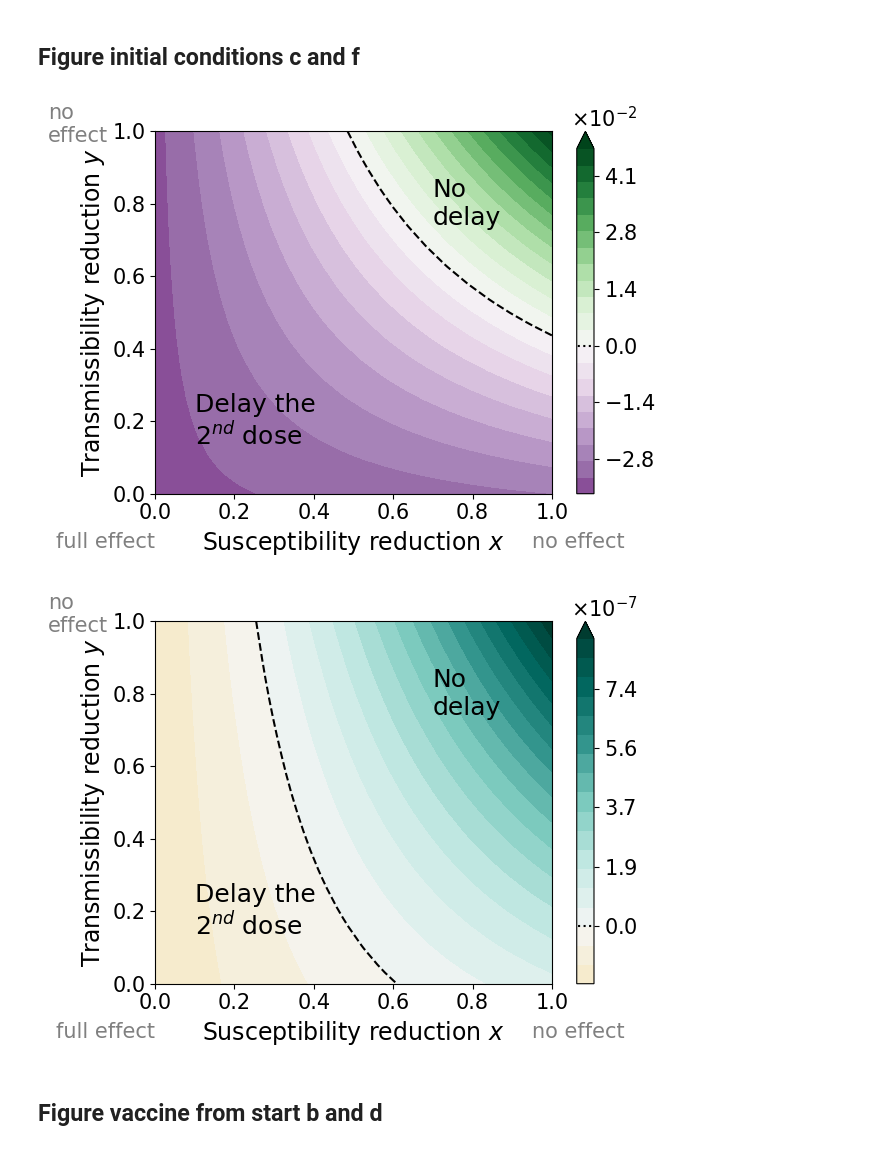
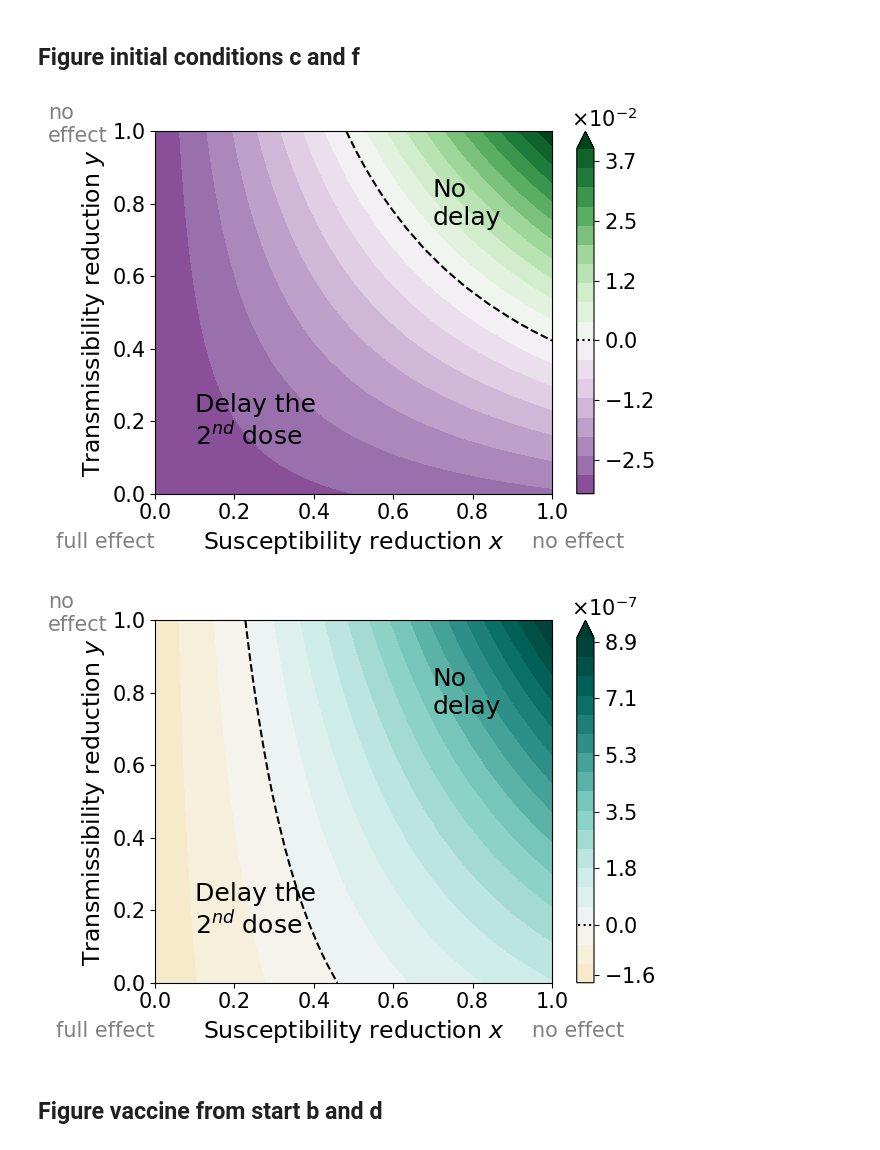
Before and after one commit to fgeoffroy/Vaccine-escape, a Jupyter notebook: vaccine_escape.ipynb, the cells around one changed output. Drawn from its saved outputs; the diff is of its cells as text; code cells hidden in the pictures.

```diff
--- a/vaccine_escape.ipynb
+++ b/vaccine_escape.ipynb
@@ -33,8 +57,8 @@ R01D = 0.9
 R02D = 2
 gammaD = 0.2
 betaD = R0D * gammaD
-I0D = 1e-3      # In Germany 01-01-2021: 17007 daily new cases (you have to multiply by 5 to get the number of infected) Source: https://www.worldometers.info/coronavirus/country/germany/
-Rec0D = 2e-2    # In Germany 01-01-2021: 1762525 total cases
+I0D = 2e-3      # In Germany 01-01-2021: 17007 daily new cases (you have to multiply by 5 to get the number of infected and by 2 to take into account the undetected cases) Source: https://www.worldometers.info/coronavirus/country/germany/
+Rec0D = 4e-2    # In Germany 01-01-2021: 1762525 total cases (you have to multiply by 2 to take into account the undetected cases)
 mu1D = 1e-6
 mu_ratioD = 10
 lD = n * 0.2 / 100 # There are 0.2% of the pop size doses available each day
@@ -572,10 +596,10 @@ plot_heatmap(I0=1e-4, name="I01e-4", folder="initial_conditions/")
 # %% [markdown]
 ## Figure initial conditions c and f
 # %%
-plot_heatmap(Rec0=2e-3, name="Rec02e-3", folder="initial_conditions/")
+plot_heatmap(Rec0=4e-3, name="Rec04e-3", folder="initial_conditions/")
 # %% [output]
-[figure, old version]
+[figure, new version]
-[figure, old version]
+[figure, new version]
 # %% [markdown]
 ## Figure vaccine from start b and d
 # %%
```
Also changed, not shown: parts of 18 cells of this notebook, 43 other files.
